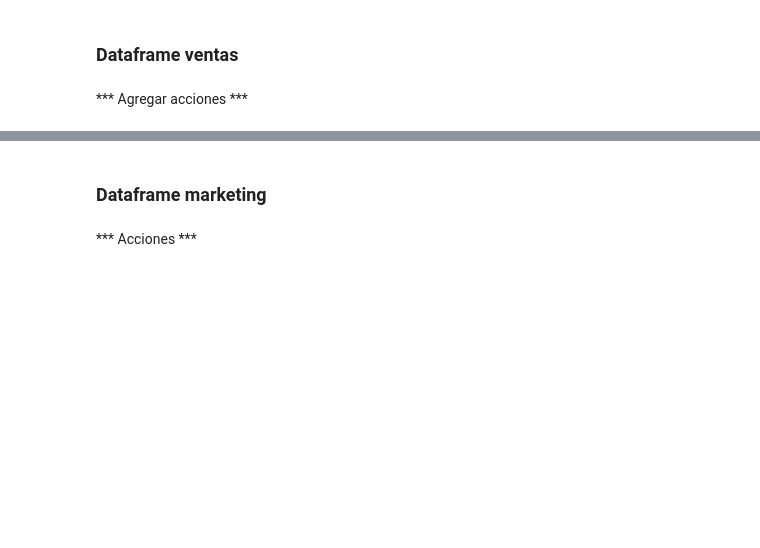
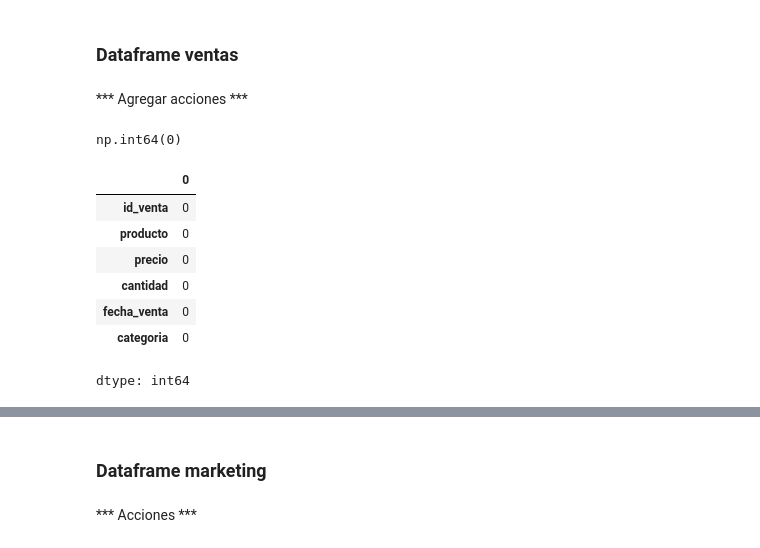
Before and after one commit to GermanStanzione/TT-2C2025-Data-Analitycs-Notebooks, a Jupyter notebook: PreEntrega/Mia/Pre-entrega.ipynb, the cells around one changed output, grey strips where cells are left out. Saved outputs shown, nothing was run; the diff lists cells and outputs as text; code cells hidden in the pictures; blank space fills up the shorter version.

```diff
--- a/PreEntrega/Mia/Pre-entrega.ipynb
+++ b/PreEntrega/Mia/Pre-entrega.ipynb
@@ -132,12 +225,27 @@ Actividad 1 - Limpiar el conjunto de datos eliminando duplicados y caracteres no
 # %%
 # Eliminamos registros duplicados
 # atributos a evaluar, keep, ignore_index, inplace
+df_ventas.drop_duplicates(inplace=True, ignore_index=True)
 # %%
 # Validamos que no haya duplicados
+df_ventas.duplicated().sum()
+# %% [output]
+np.int64(0)
 # %%
 # Eliminamos registros con datos nulos
+df_ventas.dropna(inplace=True)
 # %%
 # Validamos que no haya nulos
+df_ventas.isnull().sum()
+# %% [output]
+|  | 0 |
+| id_venta | 0 |
+| producto | 0 |
+| precio | 0 |
+| cantidad | 0 |
+| fecha_venta | 0 |
+| categoria | 0 |
+dtype: int64
 # %%
 # Eliminamos el caracter especial $ de precio
 # Normalización: usar replace()
```
Also changed, not shown: parts of 20 cells of this notebook.
